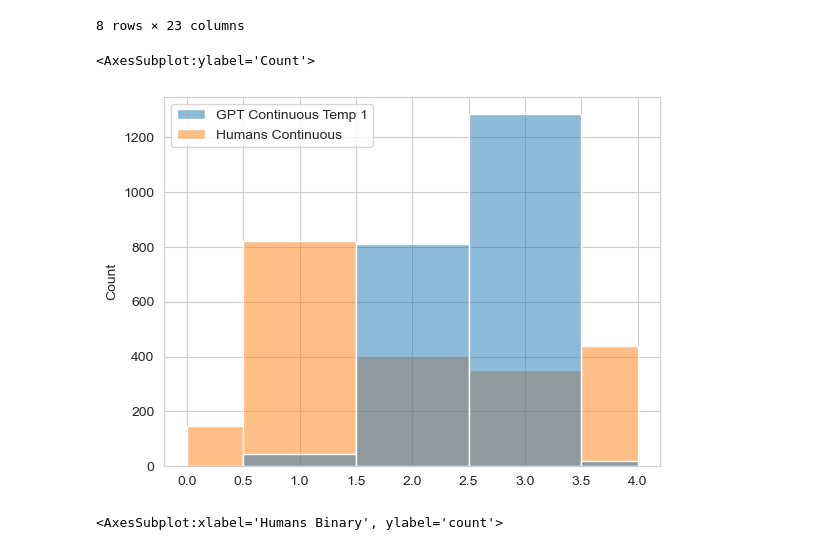
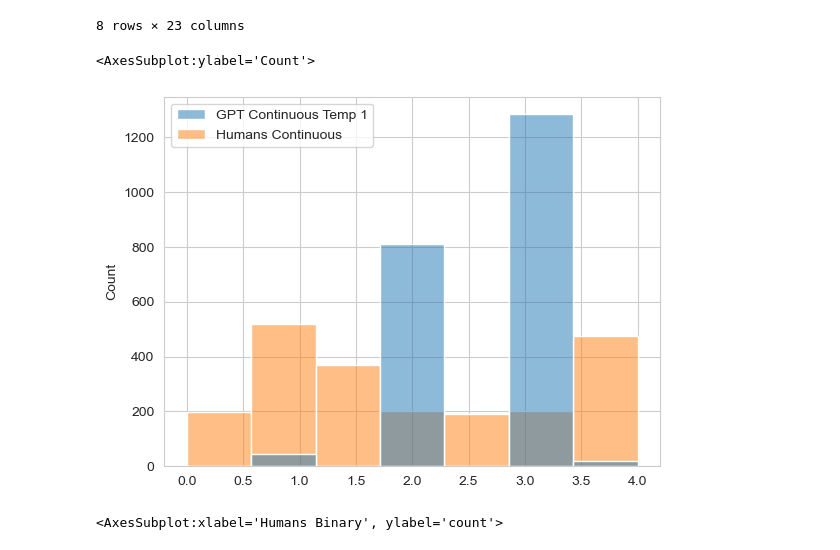
Before and after one commit to NickRiccardi/two-word-test, a Jupyter notebook: plots-test.ipynb, the cells around one changed output. Saved outputs shown, nothing was run; the diff lists cells and outputs as text; code cells hidden in the pictures.

```diff
--- a/plots-test.ipynb
+++ b/plots-test.ipynb
@@ -56,10 +56,10 @@ all_words_and_measures.describe().round(decimals=2)
 | max | 4.00 | 4.00 | 4.00 | 1.0 | 4.00 | 1.85 | ... |
 8 rows × 23 columns
 # %%
-sn.histplot(data=all_words_and_measures[['GPT Continuous Temp 1', 'Humans Continuous']], bins=[0,.5,1.5,2.5,3.5,4])
+sn.histplot(data=all_words_and_measures[['GPT Continuous Temp 1', 'Humans Continuous']], bins=7)
 # %% [output]
 <AxesSubplot:ylabel='Count'>
-[figure, old version]
+[figure, new version]
 # %%
 sn.countplot(data=remove_middle, x="Humans Binary", palette='viridis')
 # %% [output]
```
Also changed, not shown: parts of 15 cells of this notebook, 2 other files.
